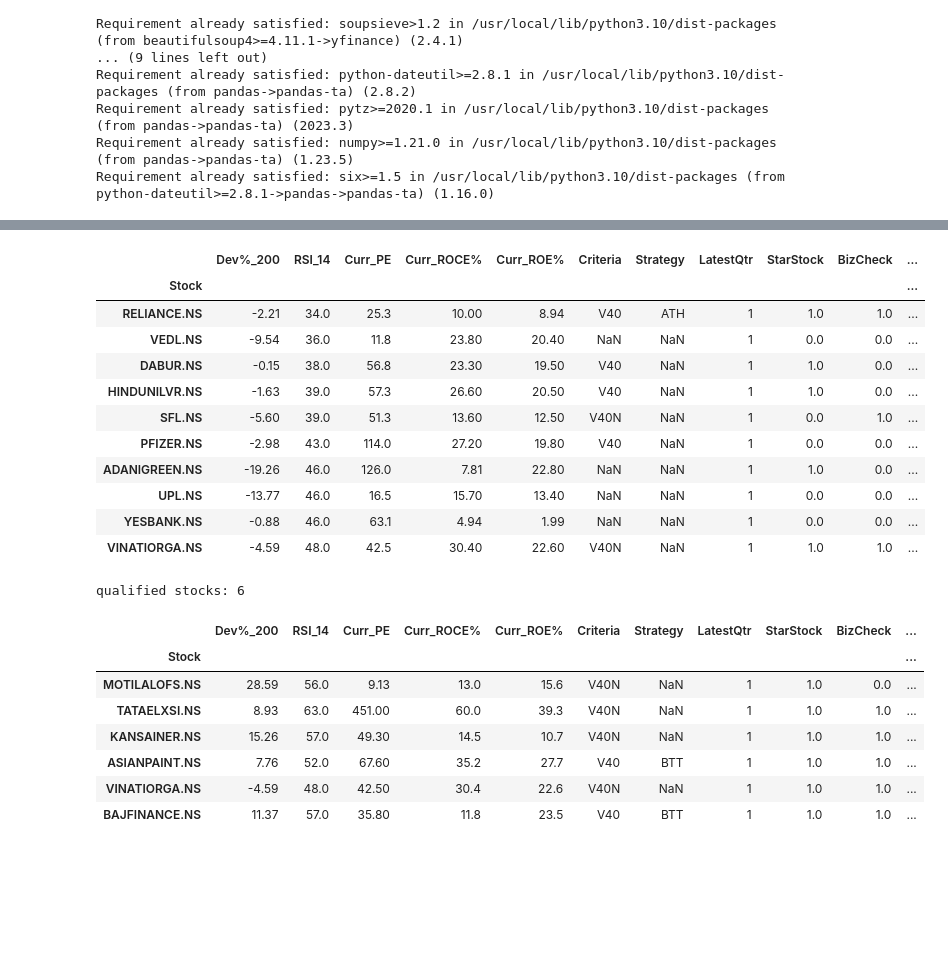
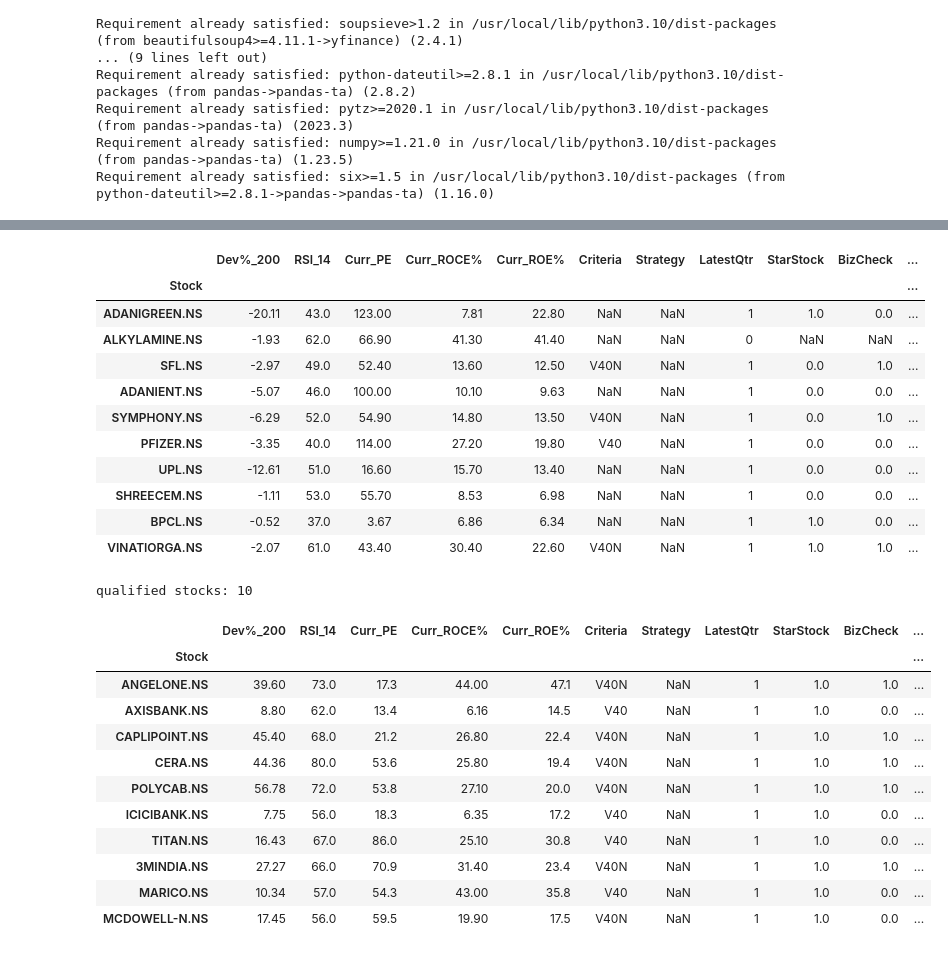
Before and after one commit to ankit-rathi/Data-Science-with-Python, a Jupyter notebook: Tradevesting/myProspects_Upside_Analysis_ATH.ipynb, the cells around one changed output, grey strips where cells are left out. Cells and saved outputs as stored; diff of their text form; code cells hidden in the pictures; blank space fills up the shorter version.

```diff
--- a/Tradevesting/myProspects_Upside_Analysis_ATH.ipynb
+++ b/Tradevesting/myProspects_Upside_Analysis_ATH.ipynb
@@ -38,7 +38,7 @@ Requirement already satisfied: six>=1.5 in /usr/local/lib/python3.10/dist-packag
 # %%
 # set start and end date
 import datetime
-start_date = (datetime.date.today() + datetime.timedelta(days=-365*10)).strftime('%Y-%m-%d')
+start_date = (datetime.date.today() + datetime.timedelta(days=-365*5)).strftime('%Y-%m-%d')
 end_date = (datetime.date.today() + datetime.timedelta(days=1)).strftime('%Y-%m-%d')
 # %%
 # fetch nifty200 scrips
@@ -183,7 +183,7 @@ def get_common_features():
       # import the closing price data of the stock for the aforementioned period of time in Pandas dataframe
       start = datetime.datetime(*map(int, start_date.split('-')))
       end = datetime.datetime(*map(int, end_date.split('-')))
-      stock_df = yfin.Ticker(stock_symbol).history(period='10y')[map(str.title, ['open', 'close', 'low', 'high', 'volume'])]
+      stock_df = yfin.Ticker(stock_symbol).history(period='5y')[map(str.title, ['open', 'close', 'low', 'high', 'volume'])]
       stock_df = stock_df[(stock_df.index <= end_date) & (stock_df.index >= start_date)]
       stock_df['200_SMA'] = round(stock_df['Close'].rolling(window = 200, min_periods = 1).mean(),0)
       stock_df['Dev%_200'] = round((stock_df['Close'] - stock_df['200_SMA'])*100/stock_df['200_SMA'],2)
@@ -262,34 +300,38 @@ df_prospects[df_prospects['StarStock'] == 1].sort_values(by = 'Upside%Target', a
 # %%
-# top 10 prospects for SIP based on 200 DMA and RSI
-df_prospects[df_prospects['Dev%_200'] < 0].sort_values(by = 'RSI_14', ascending=True).head(10)
+# top 10 prospects to invest below 200 DMA
+df_prospects[df_prospects['Dev%_200'] < 0].sort_values(by = 'Upside%Target', ascending=False).head(10)
 # %% [output]
 |  | Dev%_200 | RSI_14 | Curr_PE | Curr_ROCE% | Curr_ROE% | Criteria | Strategy | LatestQtr | StarStock | BizCheck | ... |
 | Stock |  |  |  |  |  |  |  |  |  |  | ... |
-| RELIANCE.NS | -2.21 | 34.0 | 25.3 | 10.00 | 8.94 | V40 | ATH | 1 | 1.0 | 1.0 | ... |
-| VEDL.NS | -9.54 | 36.0 | 11.8 | 23.80 | 20.40 | NaN | NaN | 1 | 0.0 | 0.0 | ... |
-| DABUR.NS | -0.15 | 38.0 | 56.8 | 23.30 | 19.50 | V40 | NaN | 1 | 1.0 | 0.0 | ... |
-| HINDUNILVR.NS | -1.63 | 39.0 | 57.3 | 26.60 | 20.50 | V40 | NaN | 1 | 1.0 | 0.0 | ... |
-| SFL.NS | -5.60 | 39.0 | 51.3 | 13.60 | 12.50 | V40N | NaN | 1 | 0.0 | 1.0 | ... |
-| PFIZER.NS | -2.98 | 43.0 | 114.0 | 27.20 | 19.80 | V40 | NaN | 1 | 0.0 | 0.0 | ... |
-| ADANIGREEN.NS | -19.26 | 46.0 | 126.0 | 7.81 | 22.80 | NaN | NaN | 1 | 1.0 | 0.0 | ... |
-| UPL.NS | -13.77 | 46.0 | 16.5 | 15.70 | 13.40 | NaN | NaN | 1 | 0.0 | 0.0 | ... |
-| YESBANK.NS | -0.88 | 46.0 | 63.1 | 4.94 | 1.99 | NaN | NaN | 1 | 0.0 | 0.0 | ... |
-| VINATIORGA.NS | -4.59 | 48.0 | 42.5 | 30.40 | 22.60 | V40N | NaN | 1 | 1.0 | 1.0 | ... |
+| ADANIGREEN.NS | -20.11 | 43.0 | 123.00 | 7.81 | 22.80 | NaN | NaN | 1 | 1.0 | 0.0 | ... |
+| ALKYLAMINE.NS | -1.93 | 62.0 | 66.90 | 41.30 | 41.40 | NaN | NaN | 0 | NaN | NaN | ... |
+| SFL.NS | -2.97 | 49.0 | 52.40 | 13.60 | 12.50 | V40N | NaN | 1 | 0.0 | 1.0 | ... |
+| ADANIENT.NS | -5.07 | 46.0 | 100.00 | 10.10 | 9.63 | NaN | NaN | 1 | 0.0 | 0.0 | ... |
+| SYMPHONY.NS | -6.29 | 52.0 | 54.90 | 14.80 | 13.50 | V40N | NaN | 1 | 0.0 | 1.0 | ... |
+| PFIZER.NS | -3.35 | 40.0 | 114.00 | 27.20 | 19.80 | V40 | NaN | 1 | 0.0 | 0.0 | ... |
+| UPL.NS | -12.61 | 51.0 | 16.60 | 15.70 | 13.40 | NaN | NaN | 1 | 0.0 | 0.0 | ... |
+| SHREECEM.NS | -1.11 | 53.0 | 55.70 | 8.53 | 6.98 | NaN | NaN | 1 | 0.0 | 0.0 | ... |
+| BPCL.NS | -0.52 | 37.0 | 3.67 | 6.86 | 6.34 | NaN | NaN | 1 | 1.0 | 0.0 | ... |
+| VINATIORGA.NS | -2.07 | 61.0 | 43.40 | 30.40 | 22.60 | V40N | NaN | 1 | 1.0 | 1.0 | ... |
 # %%
-# star + v40/v40n prospects (for upside)
+# star + v40/v40n prospects (for breakout)
 
 tmp_df = df_prospects[df_prospects['StarStock'] == 1]
 tmp_df = tmp_df[(tmp_df['Criteria'] == 'V40') | (tmp_df['Criteria'] == 'V40N')]
-tmp_df = tmp_df[(tmp_df['Upside%Target'] >= 20)]
+tmp_df = tmp_df[(tmp_df['Upside%Target'] < 5)]
 print('qualified stocks: '+str(tmp_df.shape[0]))
-tmp_df.sort_values(by = 'Upside%Target', ascending=False)
+tmp_df.sort_values(by = 'Upside%Target', ascending=True)
 # %% [output]
-qualified stocks: 6
+qualified stocks: 10
 |  | Dev%_200 | RSI_14 | Curr_PE | Curr_ROCE% | Curr_ROE% | Criteria | Strategy | LatestQtr | StarStock | BizCheck | ... |
 | Stock |  |  |  |  |  |  |  |  |  |  | ... |
-| MOTILALOFS.NS | 28.59 | 56.0 | 9.13 | 13.0 | 15.6 | V40N | NaN | 1 | 1.0 | 0.0 | ... |
-| TATAELXSI.NS | 8.93 | 63.0 | 451.00 | 60.0 | 39.3 | V40N | NaN | 1 | 1.0 | 1.0 | ... |
-| KANSAINER.NS | 15.26 | 57.0 | 49.30 | 14.5 | 10.7 | V40N | NaN | 1 | 1.0 | 1.0 | ... |
-| ASIANPAINT.NS | 7.76 | 52.0 | 67.60 | 35.2 | 27.7 | V40 | BTT | 1 | 1.0 | 1.0 | ... |
-| VINATIORGA.NS | -4.59 | 48.0 | 42.50 | 30.4 | 22.6 | V40N | NaN | 1 | 1.0 | 1.0 | ... |
-| BAJFINANCE.NS | 11.37 | 57.0 | 35.80 | 11.8 | 23.5 | V40 | BTT | 1 | 1.0 | 1.0 | ... |
+| ANGELONE.NS | 39.60 | 73.0 | 17.3 | 44.00 | 47.1 | V40N | NaN | 1 | 1.0 | 1.0 | ... |
+| AXISBANK.NS | 8.80 | 62.0 | 13.4 | 6.16 | 14.5 | V40 | NaN | 1 | 1.0 | 0.0 | ... |
+| CAPLIPOINT.NS | 45.40 | 68.0 | 21.2 | 26.80 | 22.4 | V40N | NaN | 1 | 1.0 | 1.0 | ... |
+| CERA.NS | 44.36 | 80.0 | 53.6 | 25.80 | 19.4 | V40N | NaN | 1 | 1.0 | 1.0 | ... |
+| POLYCAB.NS | 56.78 | 72.0 | 53.8 | 27.10 | 20.0 | V40N | NaN | 1 | 1.0 | 1.0 | ... |
+| ICICIBANK.NS | 7.75 | 56.0 | 18.3 | 6.35 | 17.2 | V40 | NaN | 1 | 1.0 | 0.0 | ... |
+| TITAN.NS | 16.43 | 67.0 | 86.0 | 25.10 | 30.8 | V40 | NaN | 1 | 1.0 | 0.0 | ... |
+| 3MINDIA.NS | 27.27 | 66.0 | 70.9 | 31.40 | 23.4 | V40N | NaN | 1 | 1.0 | 1.0 | ... |
+| MARICO.NS | 10.34 | 57.0 | 54.3 | 43.00 | 35.8 | V40 | NaN | 1 | 1.0 | 0.0 | ... |
+| MCDOWELL-N.NS | 17.45 | 56.0 | 59.5 | 19.90 | 17.5 | V40N | NaN | 1 | 1.0 | 0.0 | ... |
```
Also changed, not shown: parts of 10 cells of this notebook.
